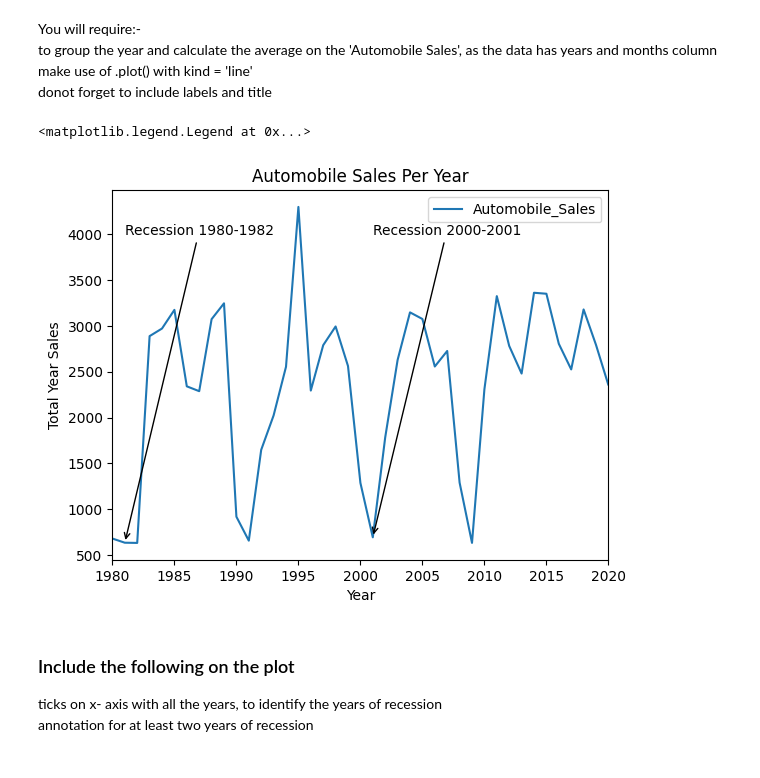
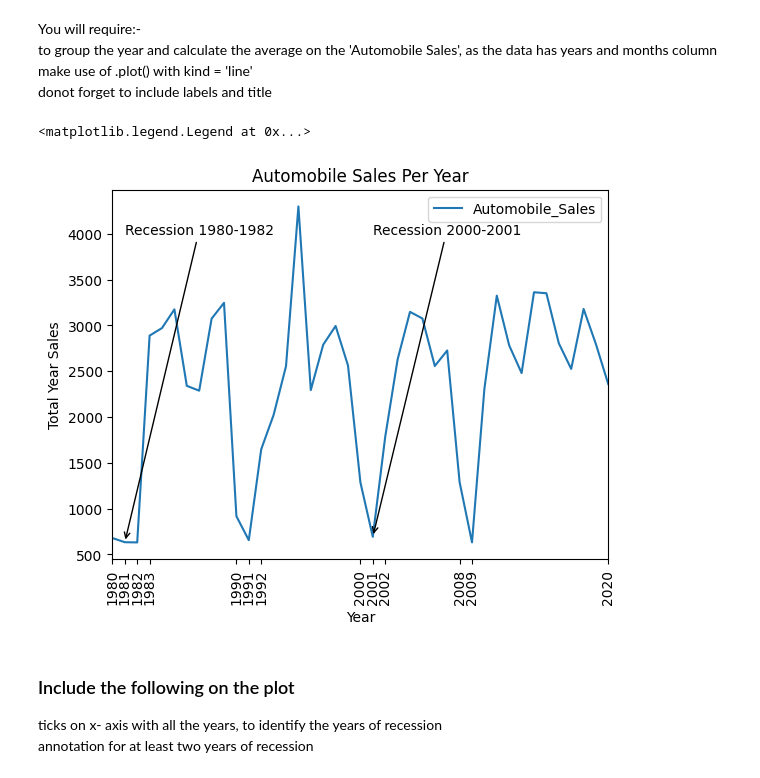
Before and after one commit to Ayukevin/Introduction-to-data-science, a Jupyter notebook: HW2/hw2_automobile/hw2_automobile.ipynb, the cells around one changed output. Saved outputs shown, nothing was run; the diff lists cells and outputs as text; code cells hidden in the pictures.

```diff
--- a/HW2/hw2_automobile/hw2_automobile.ipynb
+++ b/HW2/hw2_automobile/hw2_automobile.ipynb
@@ -143,19 +143,22 @@ Name: count, dtype: int64
 # %%
 year_sales = df.groupby(['Year','Month'])['Automobile_Sales'].sum().reset_index()
 year_MonthAVGsales = year_sales.groupby(['Year'])['Automobile_Sales'].mean()
 year_MonthAVGsales.plot(kind='line')
+year= df[df['Recession']==1]['Year'].unique()
+
 plt.ylabel('Total Year Sales')
 plt.xlim((1980,2020))
 plt.title('Automobile Sales Per Year')
 plt.annotate('Recession 1980-1982', xy=(1981, year_MonthAVGsales[1981]), xytext=(1981, 4000),
              arrowprops={'arrowstyle':'->'}, fontsize=10, color='black')
 
 plt.annotate('Recession 2000-2001', xy=(2001, year_MonthAVGsales[2001]), xytext=(2001, 4000),
              arrowprops={'arrowstyle':'->'}, fontsize=10, color='black')
+plt.xticks(year,rotation= 90)
 plt.legend()
 # %% [output]
 <matplotlib.legend.Legend at 0x...>
-[figure, old version]
+[figure, new version]
 # %% [markdown]
 ### Include the following on the plot
 ticks on x- axis with all the years, to identify the years of recession
```
Also changed, not shown: parts of 3 cells of this notebook, 2 other files.
